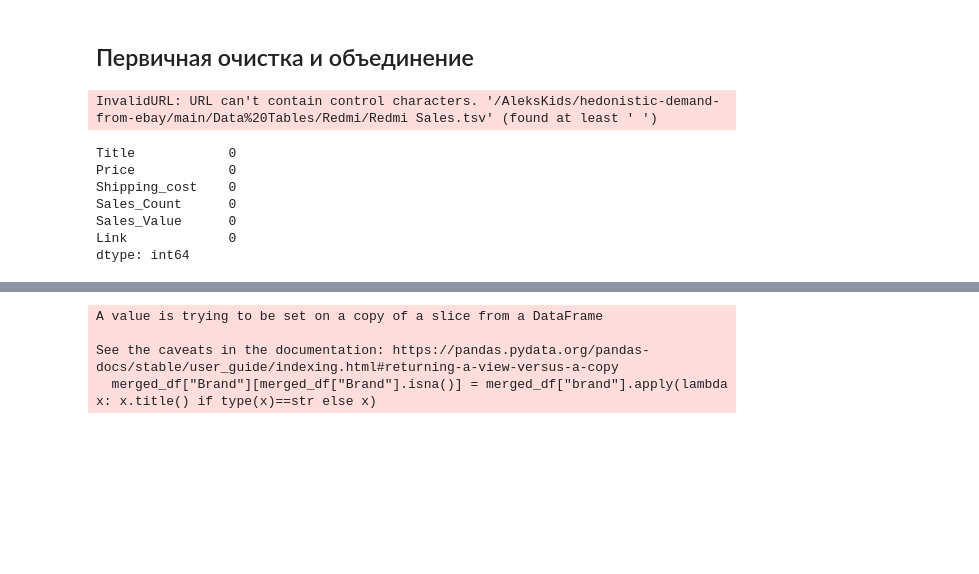
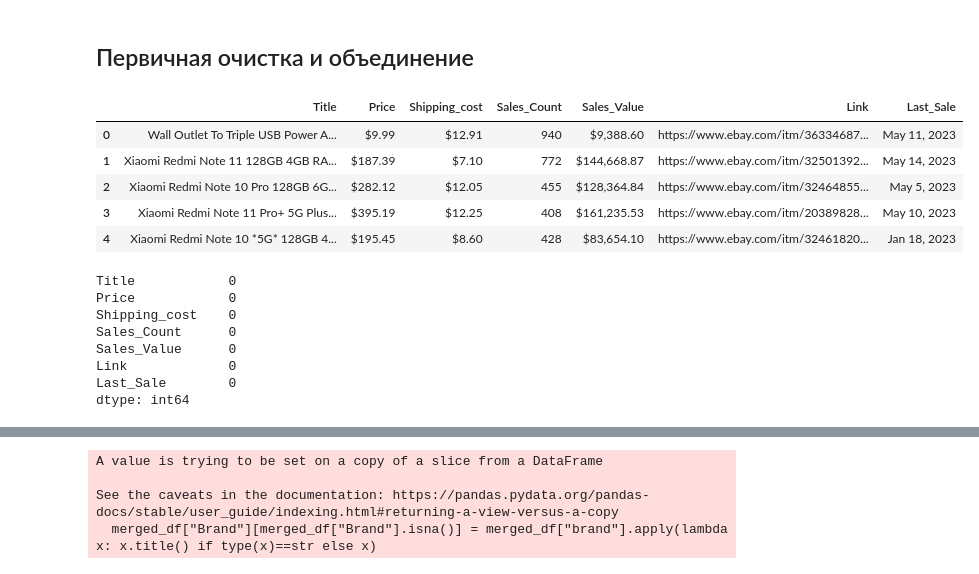
Before and after one commit to AleksKids/hedonistic-demand-from-ebay, a Jupyter notebook: Preprocessing/Redmi/Redmi preprocessing.ipynb, the cells around one changed output, grey strips where cells are left out. Saved outputs shown, nothing was run; the diff lists cells and outputs as text; code cells hidden in the pictures; blank space fills up the shorter version.

```diff
--- a/Preprocessing/Redmi/Redmi preprocessing.ipynb
+++ b/Preprocessing/Redmi/Redmi preprocessing.ipynb
@@ -7,10 +7,15 @@ import pandas as pd
 import re
 import numpy as np
 # %%
-df_items = pd.read_csv('https://raw.githubusercontent.com/AleksKids/hedonistic-demand-from-ebay/main/Data%20Tables/Redmi/Redmi Sales.tsv', delimiter = "\t")
+df_items = pd.read_csv('https://raw.githubusercontent.com/AleksKids/hedonistic-demand-from-ebay/main/Data%20Tables/Redmi/Redmi%20Sales.tsv', delimiter = "\t")
 df_items.head()
 # %% [output]
-InvalidURL: URL can't contain control characters. '/AleksKids/hedonistic-demand-from-ebay/main/Data%20Tables/Redmi/Redmi Sales.tsv' (found at least ' ')
+|  | Title | Price | Shipping_cost | Sales_Count | Sales_Value | Link | Last_Sale |
+| 0 | Wall Outlet To Triple USB Power A... | $9.99 | $12.91 | 940 | $9,388.60 | https://www.ebay.com/itm/36334687... | May 11, 2023 |
+| 1 | Xiaomi Redmi Note 11 128GB 4GB RA... | $187.39 | $7.10 | 772 | $144,668.87 | https://www.ebay.com/itm/32501392... | May 14, 2023 |
+| 2 | Xiaomi Redmi Note 10 Pro 128GB 6G... | $282.12 | $12.05 | 455 | $128,364.84 | https://www.ebay.com/itm/32464855... | May 5, 2023 |
+| 3 | Xiaomi Redmi Note 11 Pro+ 5G Plus... | $395.19 | $12.25 | 408 | $161,235.53 | https://www.ebay.com/itm/20389828... | May 10, 2023 |
+| 4 | Xiaomi Redmi Note 10 *5G* 128GB 4... | $195.45 | $8.60 | 428 | $83,654.10 | https://www.ebay.com/itm/32461820... | Jan 18, 2023 |
 # %%
 df_items.dropna(subset=['Link'], inplace=True)
 df_items.reset_index(inplace=True)
@@ -23,6 +28,7 @@ Shipping_cost    0
 Sales_Count      0
 Sales_Value      0
 Link             0
+Last_Sale        0
 dtype: int64
 # %%
 df_items.head()
```
Also changed, not shown: parts of 11 cells of this notebook, 1 other file.
